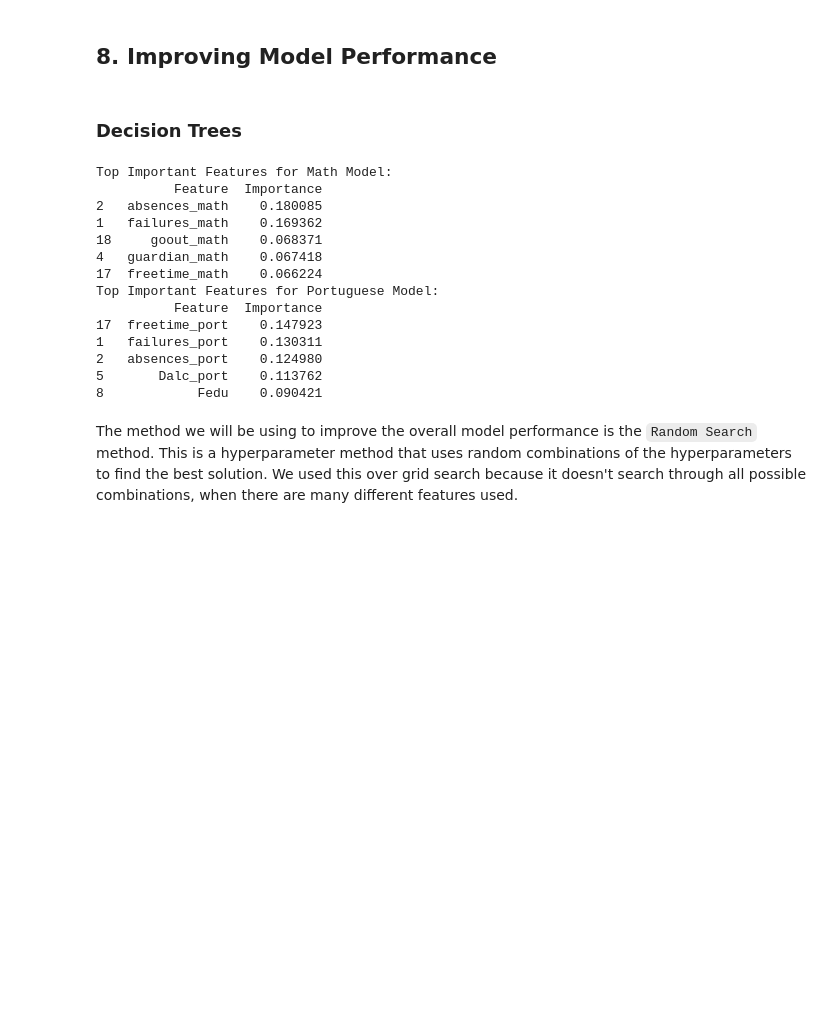
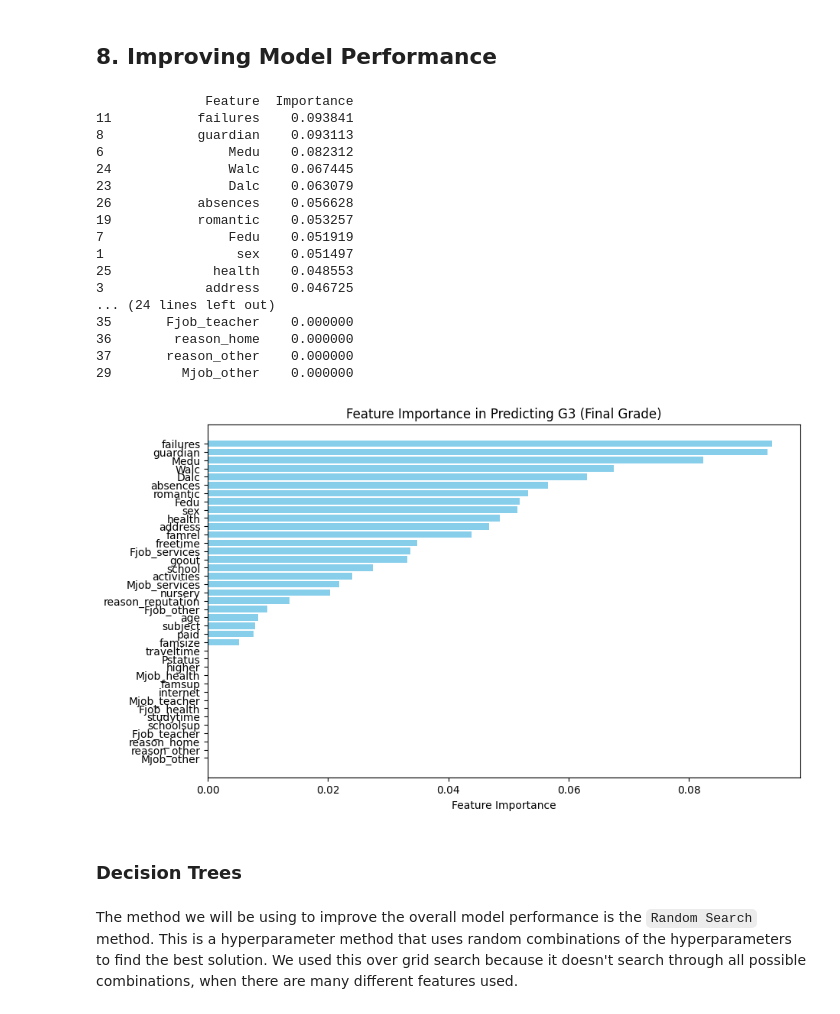
Before and after one commit to MiguelCarloKua/STINTSY_AlcoholConsumption, a Jupyter notebook: STINTSY_StudentAlcohol.ipynb, the cells around one changed output. Drawn from its saved outputs; the diff is of its cells as text; code cells hidden in the pictures; blank space fills up the shorter version.

```diff
--- a/STINTSY_StudentAlcohol.ipynb
+++ b/STINTSY_StudentAlcohol.ipynb
@@ -992,47 +965,47 @@ plt.show()
 Instances with Errors Visualization
 # %% [markdown]
 ## 8. Improving Model Performance
+# %%
+#Before Model Improvements
+importances = dtr.feature_importances_
+feature_names = X_tree.columns
+
+feature_importance_df = pd.DataFrame({
+    'Feature': feature_names,
+    'Importance': importances
+})
+
+feature_importance_df = feature_importance_df.sort_values(by='Importance', ascending=False)
+
+print(feature_importance_df)
+
+plt.figure(figsize=(10, 6))
+plt.barh(feature_importance_df['Feature'], feature_importance_df['Importance'], color='skyblue')
+plt.xlabel('Feature Importance')
+plt.title('Feature Importance in Predicting G3 (Final Grade)')
+plt.gca().invert_yaxis()  # Invert the y-axis to display the most important features at the top
+plt.show()
+# %% [output]
+              Feature  Importance
+11           failures    0.093841
+8            guardian    0.093113
+6                Medu    0.082312
+24               Walc    0.067445
+23               Dalc    0.063079
+26           absences    0.056628
+19           romantic    0.053257
+7                Fedu    0.051919
+1                 sex    0.051497
+25             health    0.048553
+3             address    0.046725
+... (24 lines left out)
+35       Fjob_teacher    0.000000
+36        reason_home    0.000000
+37       reason_other    0.000000
+29         Mjob_other    0.000000
+[figure, added]
 # %% [markdown]
 ### Decision Trees
-# %%
-feature_importance_math = dtree_math.feature_importances_
-
-importance_df_math = pd.DataFrame({
-    'Feature': X_train_math.columns,
-    'Importance': feature_importance_math
-})
-
-importance_df_math = importance_df_math.sort_values(by='Importance', ascending=False)
-
-print("Top Important Features for Math Model:")
-print(importance_df_math.head())
-
-feature_importance_port = dtree_port.feature_importances_
-
-importance_df_port = pd.DataFrame({
-    'Feature': X_train_port.columns,
-    'Importance': feature_importance_port
-})
-
-importance_df_port = importance_df_port.sort_values(by='Importance', ascending=False)
-
-print("Top Important Features for Portuguese Model:")
-print(importance_df_port.head())
-# %% [output]
-Top Important Features for Math Model:
-          Feature  Importance
-2   absences_math    0.180085
-1   failures_math    0.169362
-18     goout_math    0.068371
-4   guardian_math    0.067418
-17  freetime_math    0.066224
-Top Important Features for Portuguese Model:
-          Feature  Importance
-17  freetime_port    0.147923
-1   failures_port    0.130311
-2   absences_port    0.124980
-5       Dalc_port    0.113762
-8            Fedu    0.090421
 # %% [markdown]
 The method we will be using to improve the overall model performance is the `Random Search` method. This is a hyperparameter method that uses random combinations of the hyperparameters to find the best solution. We used this over grid search because it doesn't search through all possible combinations, when there are many different features used.
 # %%
```
Also changed, not shown: parts of 25 cells of this notebook.
